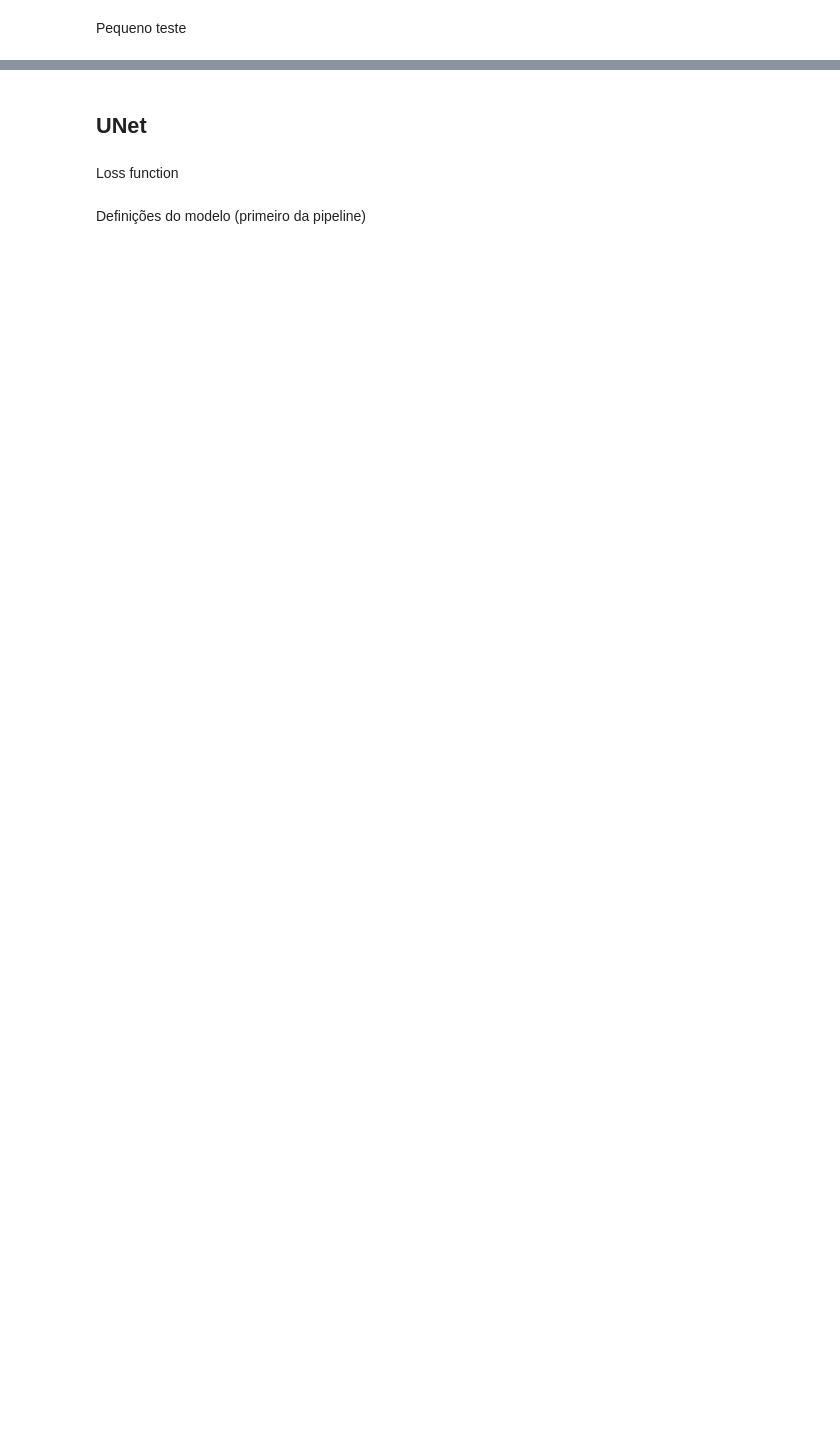
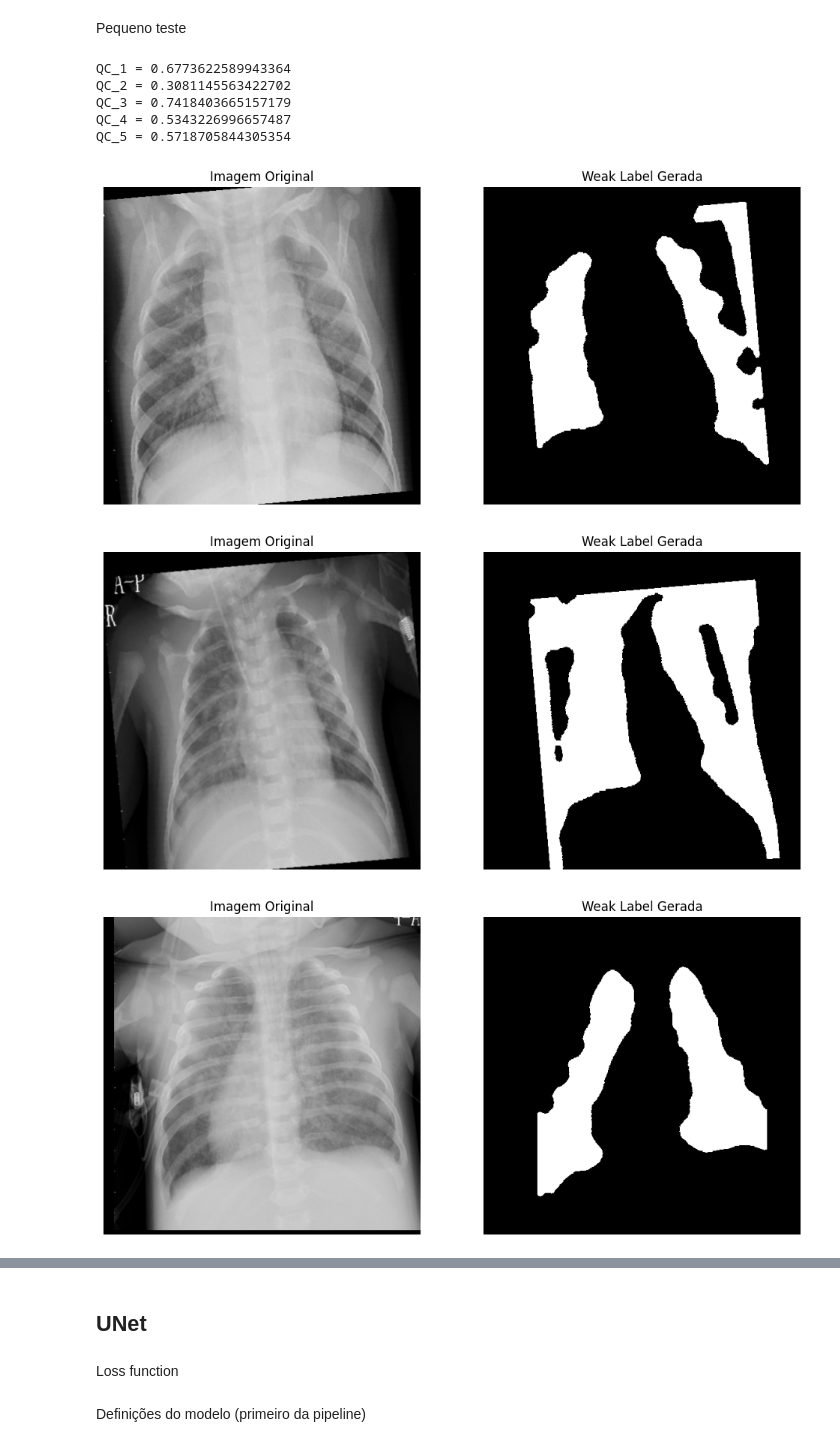
Before and after one commit to samullima/Self-supervised-learning-for-label-free-segmentation, a Jupyter notebook: teste.ipynb, the cells around one changed output, grey strips where cells are left out. Saved outputs shown, nothing was run; the diff lists cells and outputs as text; code cells hidden in the pictures; blank space fills up the shorter version.

Commit message:
add: adicionado augmentation ao dataset

```diff
--- a/teste.ipynb
+++ b/teste.ipynb
@@ -210,22 +278,31 @@ class SelfSegCXRDataset(Dataset):
 # %% [markdown]
 Pequeno teste
 # %%
-ds = SelfSegCXRDataset(image_size=(512, 512))
+ds = SelfSegCXRDataset(image_size=(512, 512), augment=CXRAugmentation())
 
 for i in range(5):
     img, mask, qc = ds[i]
 
     plt.figure(figsize=(12,6))
     plt.subplot(1,2,1)
     plt.title("Imagem Original")
     plt.imshow(img.cpu()[0], cmap="gray")
     plt.axis("off")
 
     plt.subplot(1,2,2)
     plt.title("Weak Label Gerada")
     plt.imshow(mask.cpu()[0], cmap="gray")
     plt.axis("off")
 
     print(f"QC_{i+1} = {qc}")
 
 plt.show()
+# %% [output]
+QC_1 = 0.6773622589943364
+QC_2 = 0.3081145563422702
+QC_3 = 0.7418403665157179
+QC_4 = 0.5343226996657487
+QC_5 = 0.5718705844305354
+[figure, added]
+[figure, added]
+[figure, added]
```
Also changed, not shown: parts of 6 cells of this notebook.
